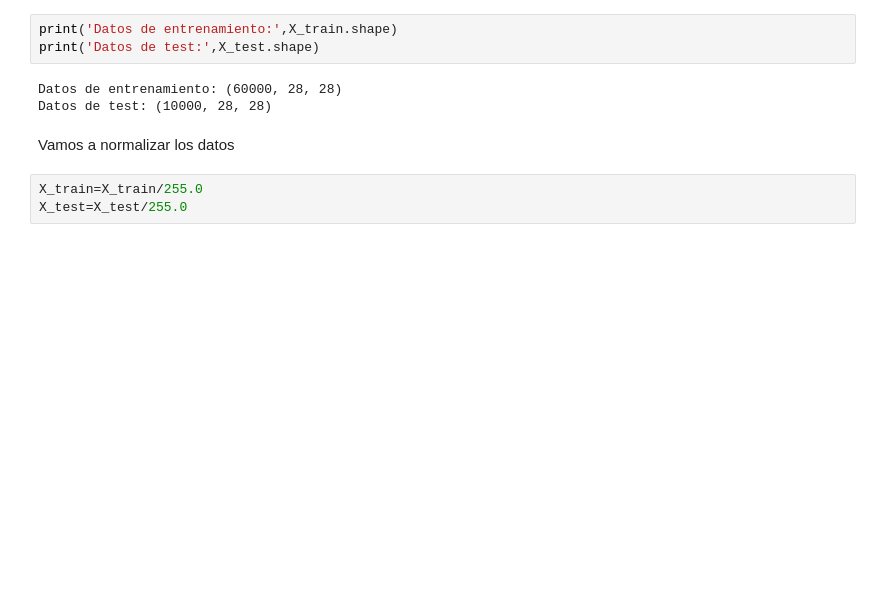
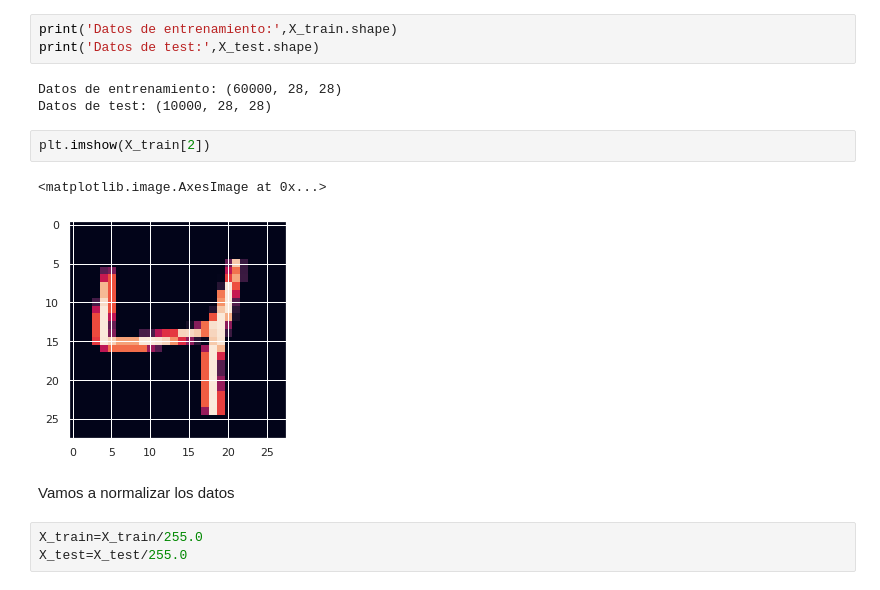
Before and after one commit to diplomado-bigdata-machinelearning-udea/Curso2, a Jupyter notebook: S6/S6_C2.ipynb, the cells around one changed output. Drawn from its saved outputs; the diff is of its cells as text; blank space fills up the shorter version.

```diff
--- a/S6/S6_C2.ipynb
+++ b/S6/S6_C2.ipynb
@@ -46,6 +40,11 @@ print('Datos de test:',X_test.shape)
 # %% [output]
 Datos de entrenamiento: (60000, 28, 28)
 Datos de test: (10000, 28, 28)
+# %%
+plt.imshow(X_train[2])
+# %% [output]
+<matplotlib.image.AxesImage at 0x...>
+[figure, added]
 # %% [markdown]
 Vamos a normalizar los datos
 # %%
```
Also changed, not shown: parts of 10 cells of this notebook.
